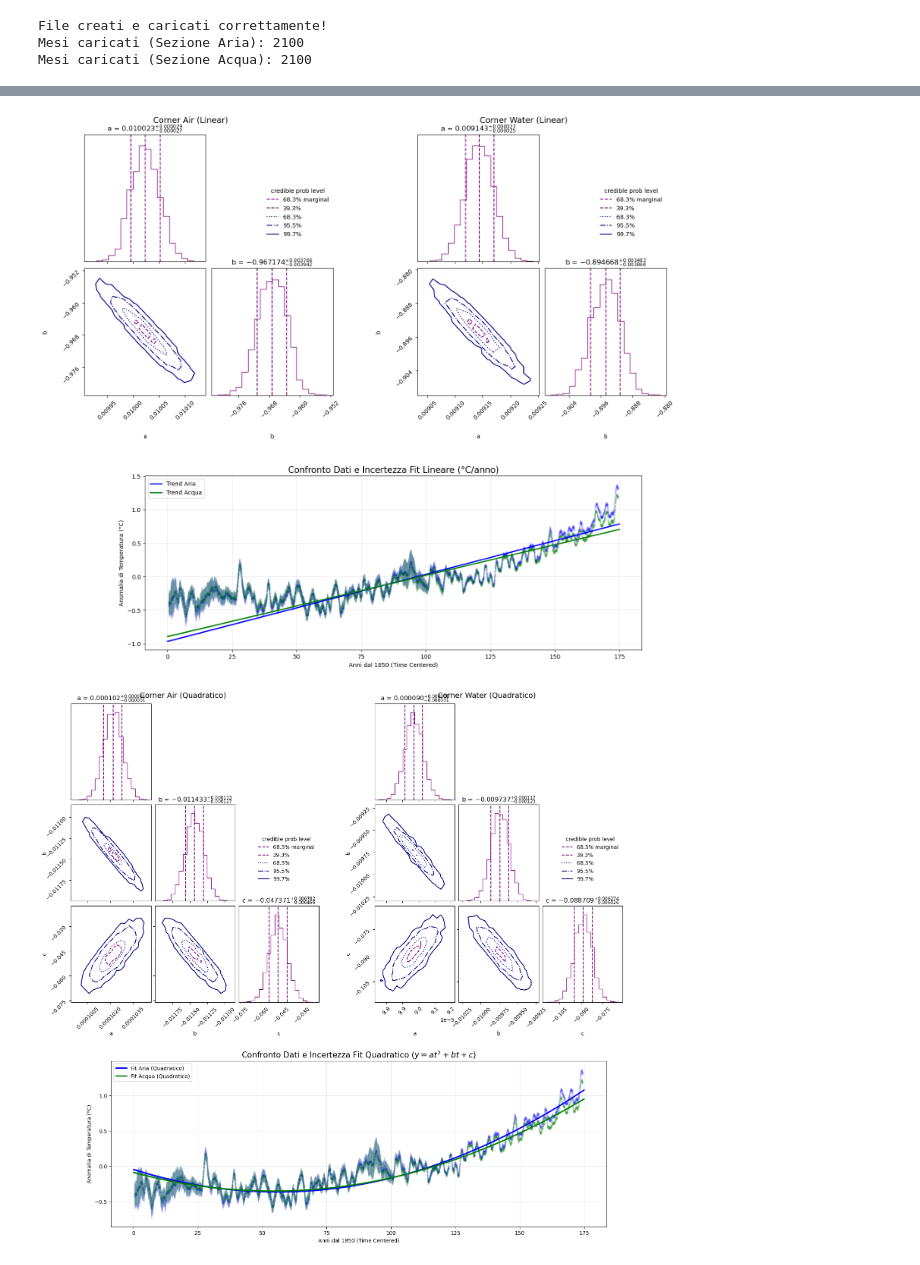
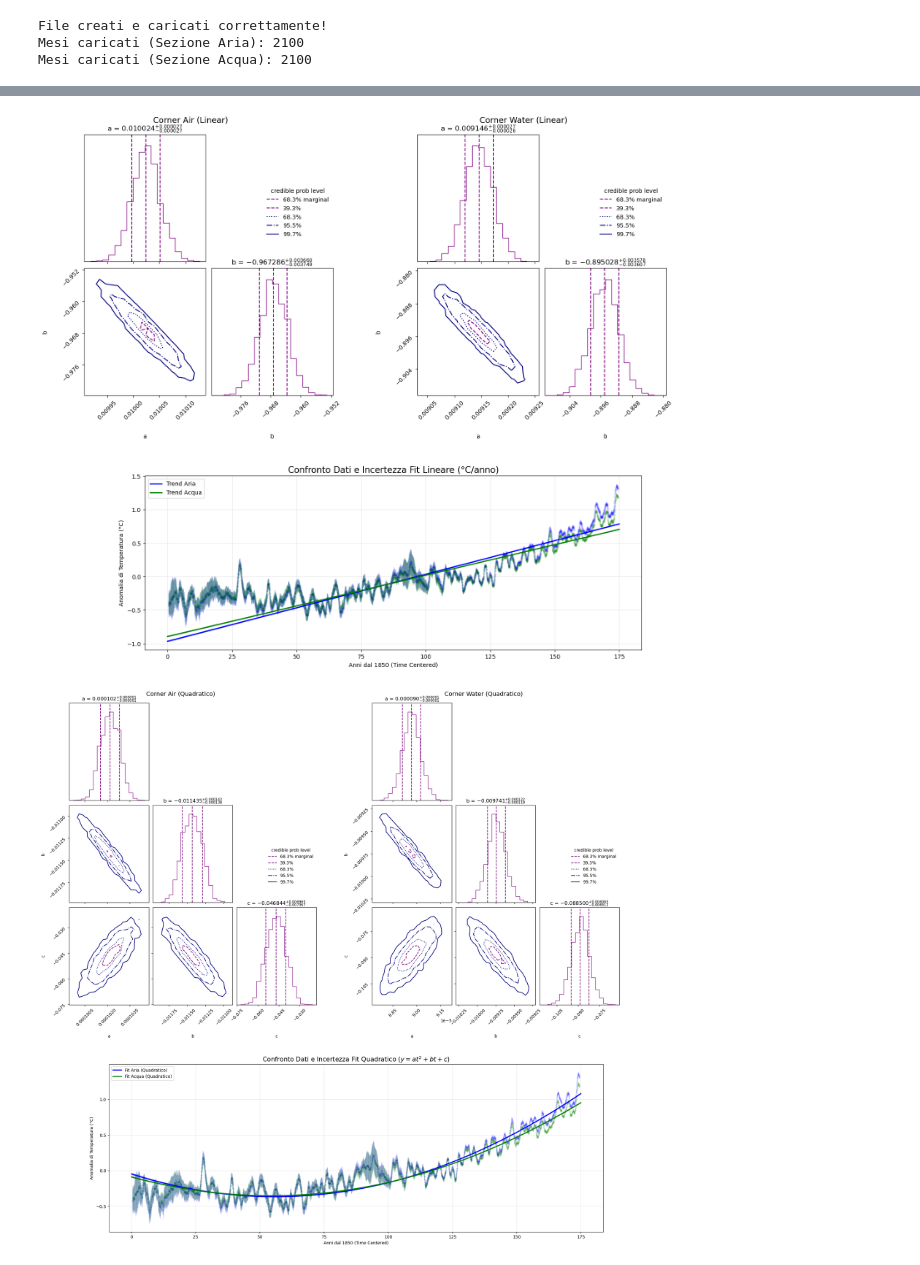
Before and after one commit to EnricoVianelli/GlobalWarming, a Jupyter notebook: global_warming.ipynb, the cells around one changed output, grey strips where cells are left out. Cells and saved outputs as stored; diff of their text form; code cells hidden in the pictures.

```diff
--- a/global_warming.ipynb
+++ b/global_warming.ipynb
@@ -80,7 +83,7 @@ def prior_constant(cube):
 
     params = cube.copy()
 
-    params[0] = cube[0] * 20 - 10
+    params[0] = cube[0] * 10 - 5
 
     return params
 
@@ -88,7 +91,7 @@ def prior_linear(cube):
 
     params = cube.copy()
 
-    params[0] = cube[0] * 1
+    params[0] = cube[0] * 10
     params[1] = cube[1] * 10 - 5
 
     return params
@@ -97,9 +100,9 @@ def prior_quadratic(cube):
 
     params = cube.copy()
 
-    params[0] = (cube[0] * 0.002) - 0.001
-    params[1] = (cube[1] * 0.2) - 0.1
-    params[2] = (cube[2] * 4) - 2
+    params[0] = cube[0] * 2 - 1
+    params[1] = cube[1] * 10 - 5
+    params[2] = cube[2] * 10 - 5
 
     return params
 
@@ -109,7 +112,7 @@ def prior_exponential(cube):
 
     params[0] = cube[0] * 2.0
     params[1] = cube[1] * 0.05
-    params[2] = (cube[2] * 2.0) - 2.0
+    params[2] = cube[2] * 10 - 5
 
     return params
 
@@ -367,9 +368,7 @@ def plot_linear_with_bands(ax, data, res_key, color, label_prefix):
 
     band = PredictionBand(t_grid)
 
-    idx = np.random.choice(len(samples), 500, replace=False)
-    for i in idx:
-        a, b = samples[i]
+    for a, b in samples:
         band.add(a * t_grid + b)
 
     ax.errorbar(data['time_centered'], data['Annual_Anomaly'],
@@ -390,9 +389,9 @@ ax.grid(alpha=0.3)
 
 plt.show()
 # %% [output]
-[figure, old version]
+[figure, new version]
 # %%
-fig = plt.figure(figsize=(16, 15))
+fig = plt.figure(figsize=(20, 19))
 (subfig_top, subfig_bottom) = fig.subfigures(2, 1, height_ratios=[1.8, 1])
 
 corner_subfigs = subfig_top.subfigures(1, 2)
@@ -407,35 +406,33 @@ ax = subfig_bottom.subplots(1, 1)
 
 t_min = min(data_air['time_centered'].min(), data_water['time_centered'].min())
 t_max = max(data_air['time_centered'].max(), data_water['time_centered'].max())
 t_grid = np.linspace(t_min, t_max, 400)
 
 def plot_quadratic_with_bands(ax, data, res_key, color, label_prefix):
     samples = results[res_key]['samples']
 
     band = PredictionBand(t_grid)
 
-    idx = np.random.choice(len(samples), 500, replace=False)
-    for i in idx:
-        a, b, c = samples[i]
+    for a, b, c in samples:
         band.add(a * t_grid**2 + b * t_grid + c)
 
     ax.errorbar(data['time_centered'], data['Annual_Anomaly'],
                 yerr=data['Annual_Anomaly_Unc'], fmt='.', color=color, alpha=0.1, zorder=1)
 
     band.line(ax=ax, color=color, lw=2.5, label=f'Fit {label_prefix} (Quadratico)', zorder=3)
     band.shade(ax=ax, color=color, alpha=0.3, zorder=2)         # 1-sigma (68%)
     band.shade(ax=ax, q=0.49, color=color, alpha=0.1, zorder=2)  # 2-sigma (95%)
 
 plot_quadratic_with_bands(ax, data_air, 'air_quadratic', 'blue', 'Aria')
 plot_quadratic_with_bands(ax, data_water, 'water_quadratic', 'green', 'Acqua')
 
 ax.set_title('Confronto Dati e Incertezza Fit Quadratico ($y = at^2 + bt + c$)', fontsize=15)
 ax.set_xlabel('Anni dal 1850 (Time Centered)')
 ax.set_ylabel('Anomalia di Temperatura (°C)')
 ax.legend(loc='upper left')
 ax.grid(alpha=0.3)
 
 plt.show()
 # %% [output]
-[figure, old version]
+[figure, new version]
 # %%
```
Also changed, not shown: parts of 10 cells of this notebook.
